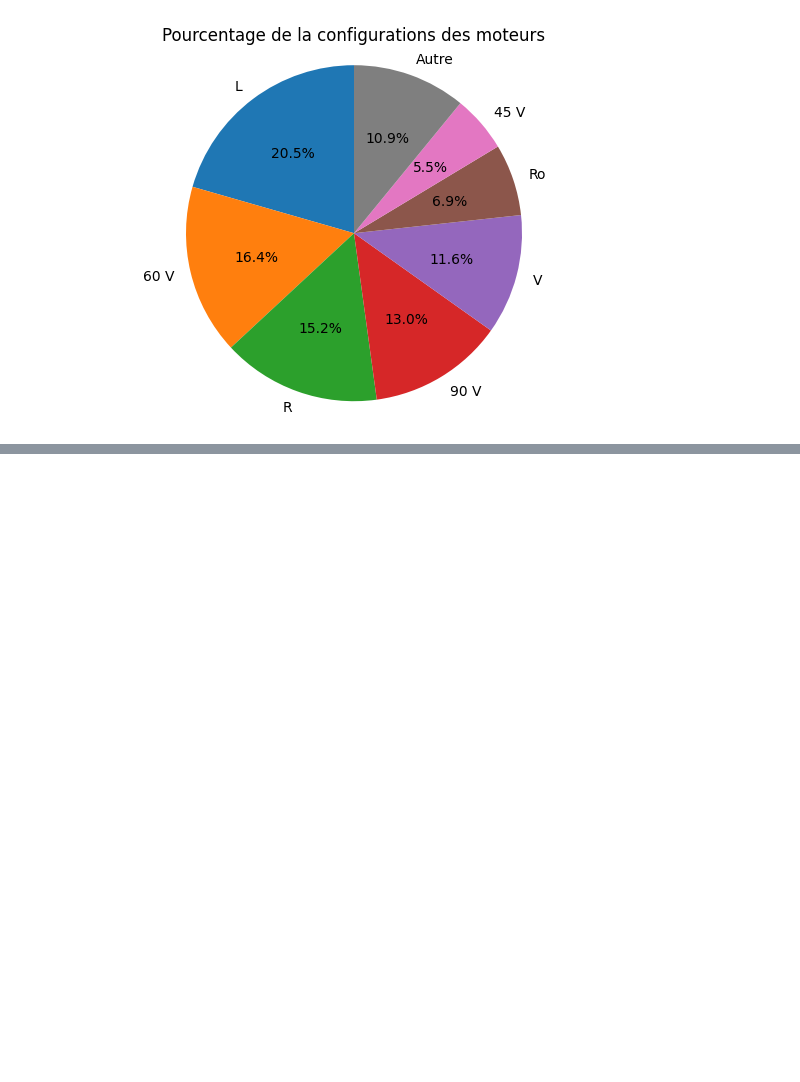
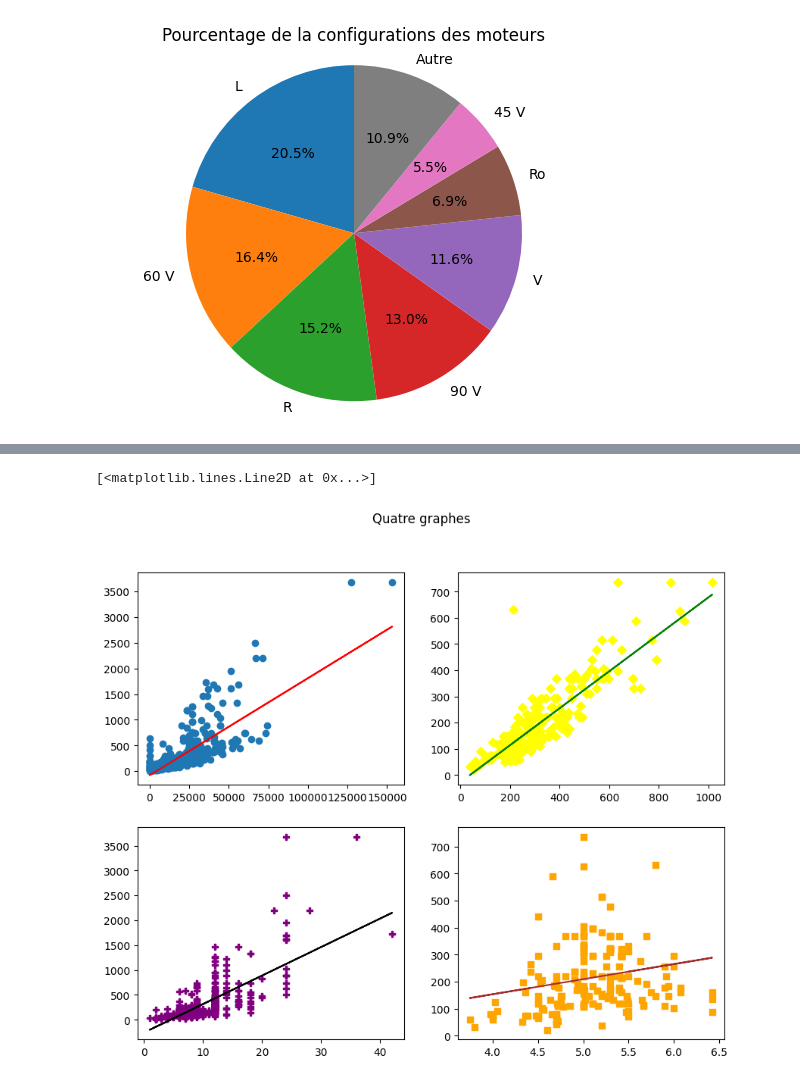
Before and after one commit to Paulciapello/Projet_Info_L2, a Jupyter notebook: main.ipynb, the cells around one changed output, grey strips where cells are left out. Drawn from its saved outputs; the diff is of its cells as text; code cells hidden in the pictures; blank space fills up the shorter version.

Commit message:
create subplots

```diff
--- a/main.ipynb
+++ b/main.ipynb
@@ -304,0 +327,76 @@ Text(0.5, 0.92, 'Graph 3d Alésage, Course Piston suivant la cylindrées')
+# %%
+fig, axes = plt.subplots(nrows=2, ncols=2, figsize=(10, 8))
+fig.suptitle('Quatre graphes')
+
+df1 = df.dropna(subset=['Puissance_Moteurs_kwatt', 'Cylindrées_cm^3'])
+
+# Définir les variables x et y
+x1 = 'Cylindrées_cm^3'
+y = 'Puissance_Moteurs_kwatt'
+
+# Calcul des coefficients de régression
+A = np.vstack([df1[x1], np.ones(len(df1))]).T
+m, c = lstsq(A, df1[y])[0]
+
+# Tracer le graphique de points et la ligne de régression
+axes[0, 0].scatter(df1[x1], df1[y])
+axes[0, 0].plot(df1[x1], m*df1[x1] + c, 'r')
+
+
+
+
+df2 = df.dropna(subset=['Puissance_Moteurs_kwatt', 'Poids_Moteurs_kg'])
+
+# Définir les variables x et y
+x2 = 'Poids_Moteurs_kg'
+y = 'Puissance_Moteurs_kwatt'
+
+# Calcul des coefficients de régression
+A = np.vstack([df2[x2], np.ones(len(df2))]).T
+m, c = lstsq(A, df2[y])[0]
+
+# Tracer le graphique de points et la ligne de régression
+axes[0, 1].scatter(df2[x2], df2[y], color='yellow', marker='D')
+axes[0, 1].plot(df2[x2], m*df2[x2] + c, 'g')
+
+
+
+
+
+df3 = df.dropna(subset=['Puissance_Moteurs_kwatt', 'Nb_Cylindres'])
+
+# Définir les variables x et y
+x3 = 'Nb_Cylindres'
+y = 'Puissance_Moteurs_kwatt'
+
+# Calcul des coefficients de régression
+A = np.vstack([df3[x3], np.ones(len(df3))]).T
+m, c = lstsq(A, df3[y])[0]
+
+# Tracer le graphique de points et la ligne de régression
+axes[1, 0].scatter(df3[x3], df3[y], color='purple', marker='P')
+axes[1, 0].plot(df3[x3], m*df3[x3] + c, color='black')
+
+
+
+
+
+
+
+
+df4 = df.dropna(subset=['Puissance_Moteurs_kwatt', 'Taux de compression'])
+
+# Définir les variables x et y
+x4 = 'Taux de compression'
+y = 'Puissance_Moteurs_kwatt'
+
+# Calcul des coefficients de régression
+A = np.vstack([df4[x4], np.ones(len(df4))]).T
+m, c = lstsq(A, df4[y])[0]
+
+# Tracer le graphique de points et la ligne de régression
+axes[1, 1].scatter(df4[x4], df4[y], color='orange', marker='s')
+axes[1, 1].plot(df4[x4], m*df4[x4] + c, color='brown')
+# %% [output]
+[<matplotlib.lines.Line2D at 0x...>]
+[figure, added]
```
Also changed, not shown: parts of 6 cells of this notebook, 2 other files.
